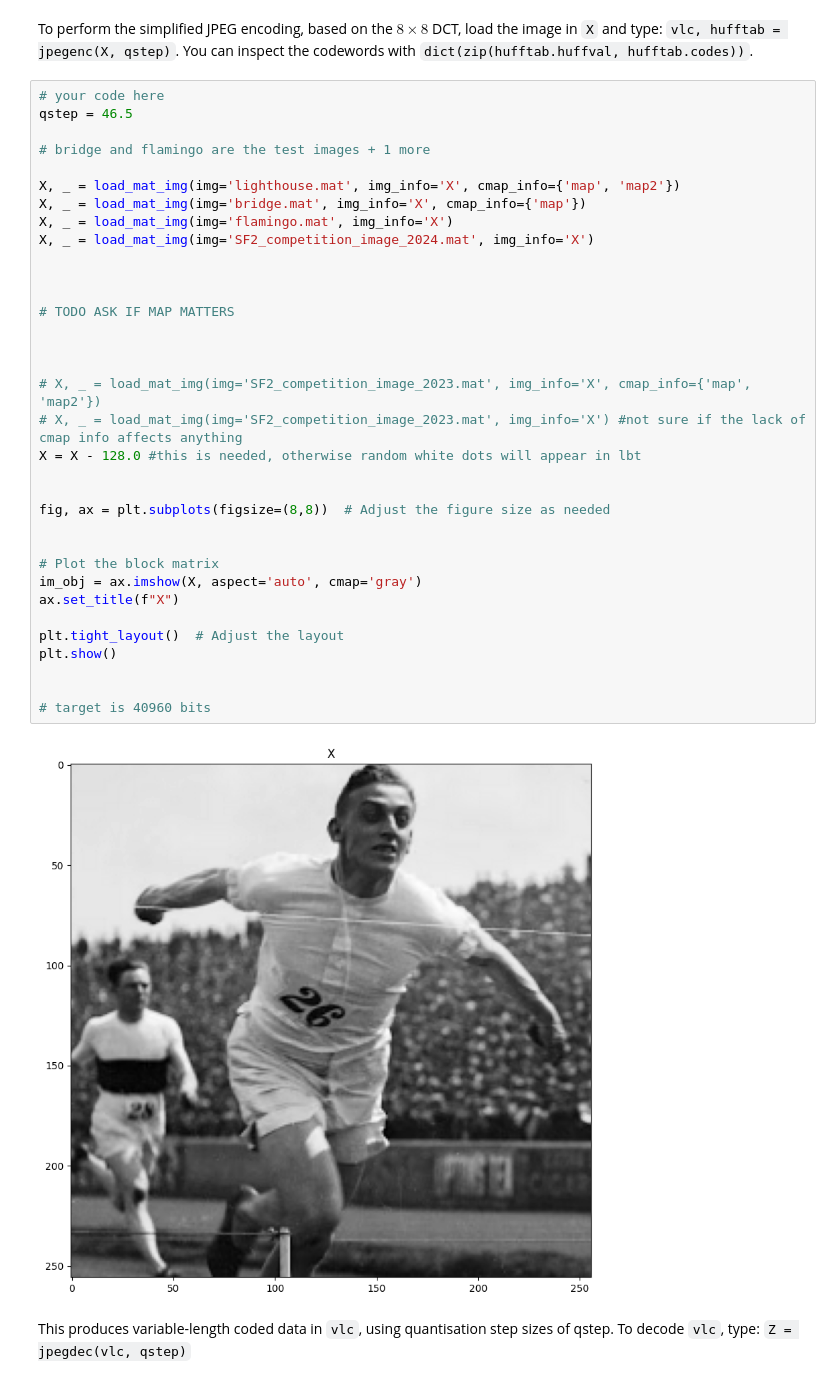
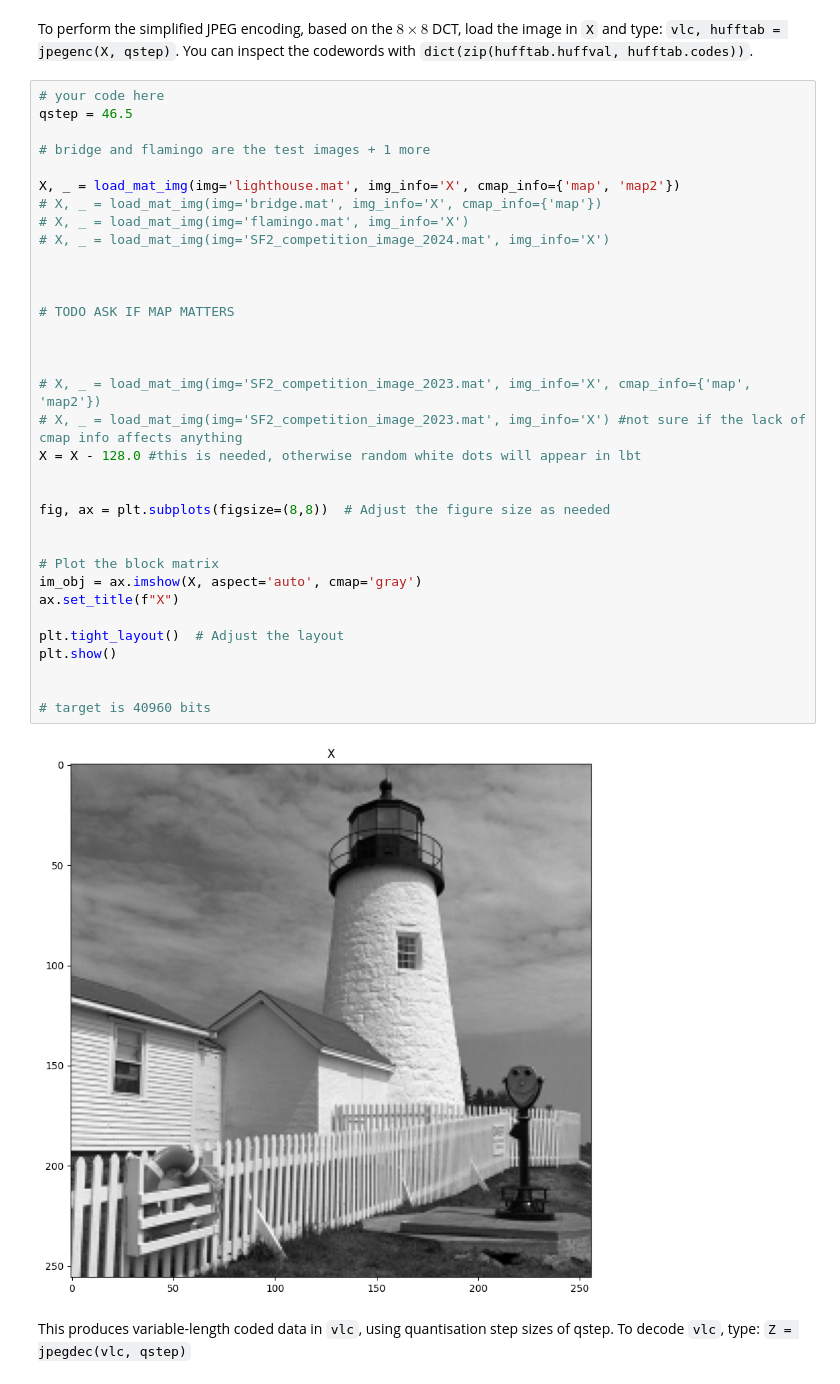
Before and after one commit to AndrewKeYanzhe/cued_sf2_lab-master, a Jupyter notebook: 12-huffman_2LayerDCT.ipynb, the cells around one changed output. Saved outputs shown, nothing was run; the diff lists cells and outputs as text.

```diff
--- a/12-huffman_2LayerDCT.ipynb
+++ b/12-huffman_2LayerDCT.ipynb
@@ -125,37 +125,37 @@ You can inspect the codewords with `dict(zip(hufftab.huffval, hufftab.codes))`.
 qstep = 46.5
 
 # bridge and flamingo are the test images + 1 more
 
 X, _ = load_mat_img(img='lighthouse.mat', img_info='X', cmap_info={'map', 'map2'})
-X, _ = load_mat_img(img='bridge.mat', img_info='X', cmap_info={'map'})
-X, _ = load_mat_img(img='flamingo.mat', img_info='X')
-X, _ = load_mat_img(img='SF2_competition_image_2024.mat', img_info='X')
+# X, _ = load_mat_img(img='bridge.mat', img_info='X', cmap_info={'map'})
+# X, _ = load_mat_img(img='flamingo.mat', img_info='X')
+# X, _ = load_mat_img(img='SF2_competition_image_2024.mat', img_info='X')
 
 
 
 # TODO ASK IF MAP MATTERS
 
 
 
 # X, _ = load_mat_img(img='SF2_competition_image_2023.mat', img_info='X', cmap_info={'map', 'map2'})
 # X, _ = load_mat_img(img='SF2_competition_image_2023.mat', img_info='X') #not sure if the lack of cmap info affects anything
 X = X - 128.0 #this is needed, otherwise random white dots will appear in lbt
 
 
 fig, ax = plt.subplots(figsize=(8,8))  # Adjust the figure size as needed
 
 
 # Plot the block matrix
 im_obj = ax.imshow(X, aspect='auto', cmap='gray')
 ax.set_title(f"X")
 
 plt.tight_layout()  # Adjust the layout
 plt.show()
 
 
 # target is 40960 bits
 # %% [output]
-[figure, old version]
+[figure, new version]
 # %% [markdown]
 This produces variable-length coded data in `vlc`, using quantisation step sizes of qstep.  To decode `vlc`, type:  `Z = jpegdec(vlc, qstep)`
 # %%
```
Also changed, not shown: parts of 3 cells of this notebook.
